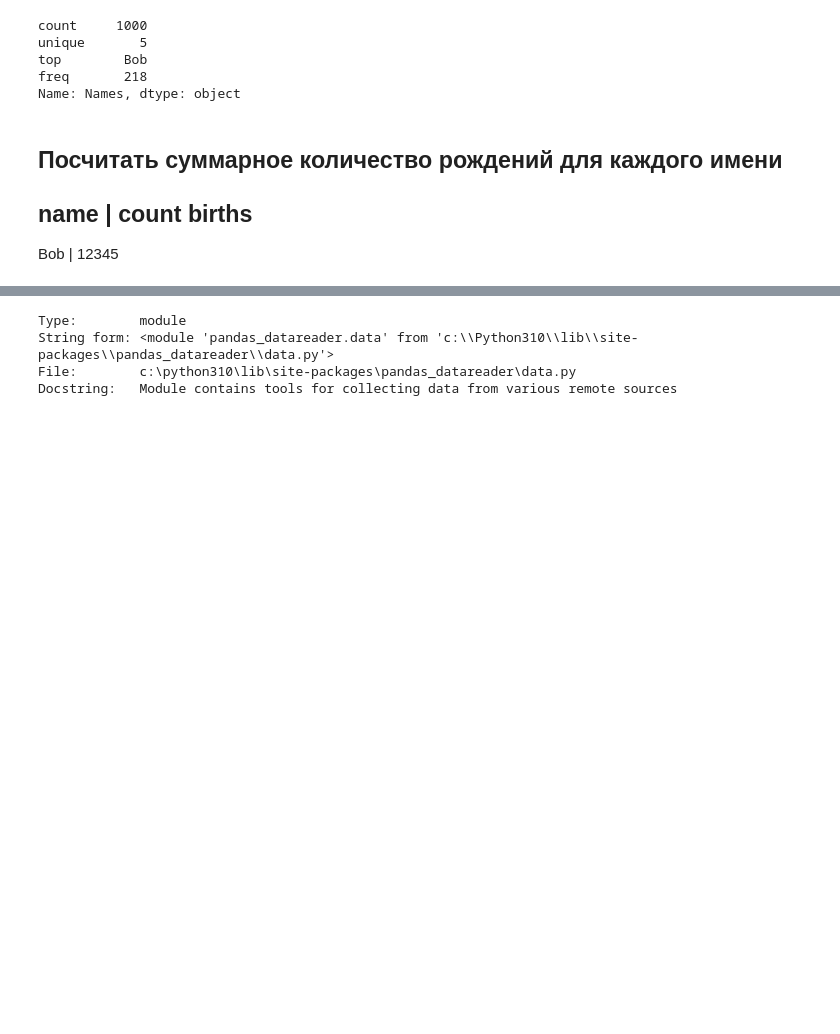
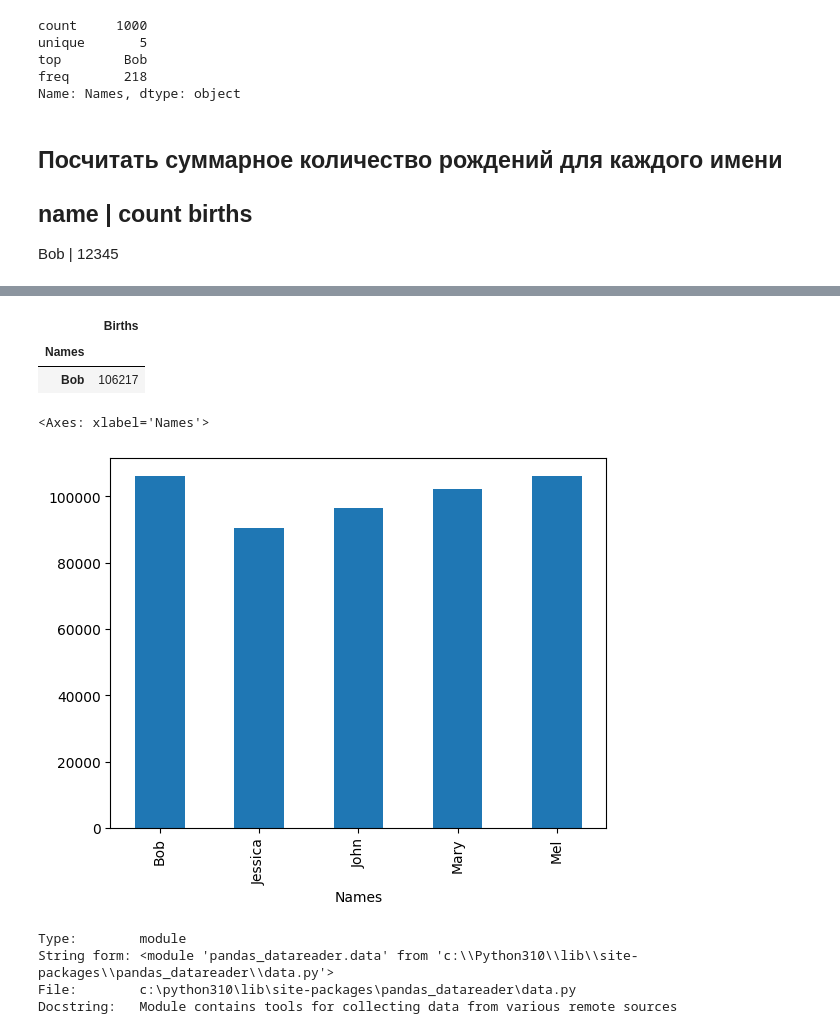
Before and after one commit to Data-Engineer-Course-Materials/big-data-02-2024, a Jupyter notebook: pandas_examples.ipynb, the cells around one changed output, grey strips where cells are left out. Saved outputs shown, nothing was run; the diff lists cells and outputs as text; code cells hidden in the pictures; blank space fills up the shorter version.

```diff
--- a/pandas_examples.ipynb
+++ b/pandas_examples.ipynb
@@ -300,3 +300,7 @@ Name: Names, dtype: object
 name | count births
 -------------------
 Bob  | 12345
+# %%
+name = df.groupby('Names')
+df = name.sum()
+df.head(10)
@@ -303,3 +315,15 @@ Bob  | 12345
+# %%
+sorted = df.sort_values(['Births'], ascending=False)
+sorted.head(1)
+# %% [output]
+|  | Births |
+| Names |  |
+| Bob | 106217 |
+# %%
+df['Births'].plot.bar()
+# %% [output]
+<Axes: xlabel='Names'>
+[figure, added]
 # %%
 import pandas as pd
 from pandas_datareader import data
```
Also changed, not shown: parts of 1 cell of this notebook.
